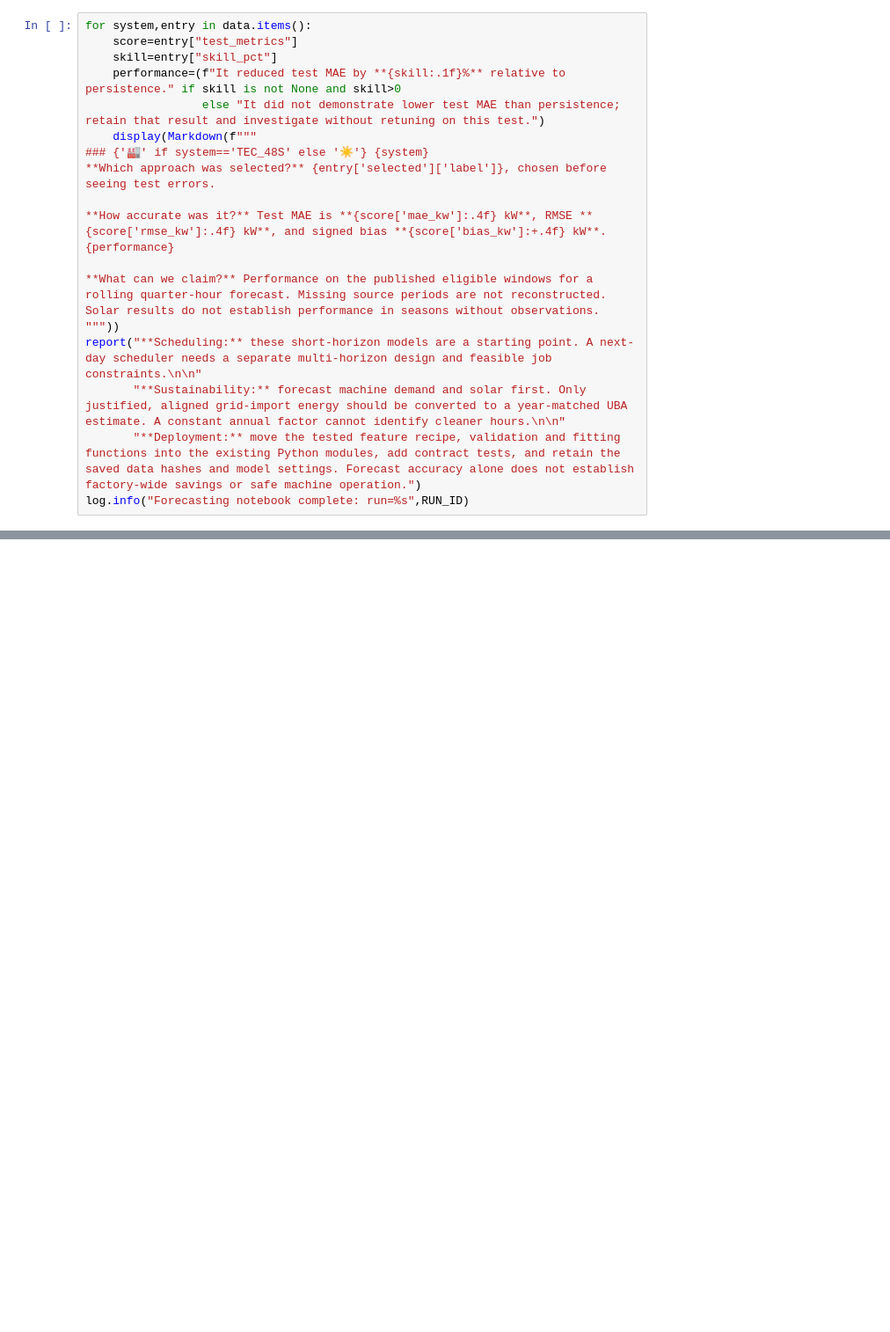
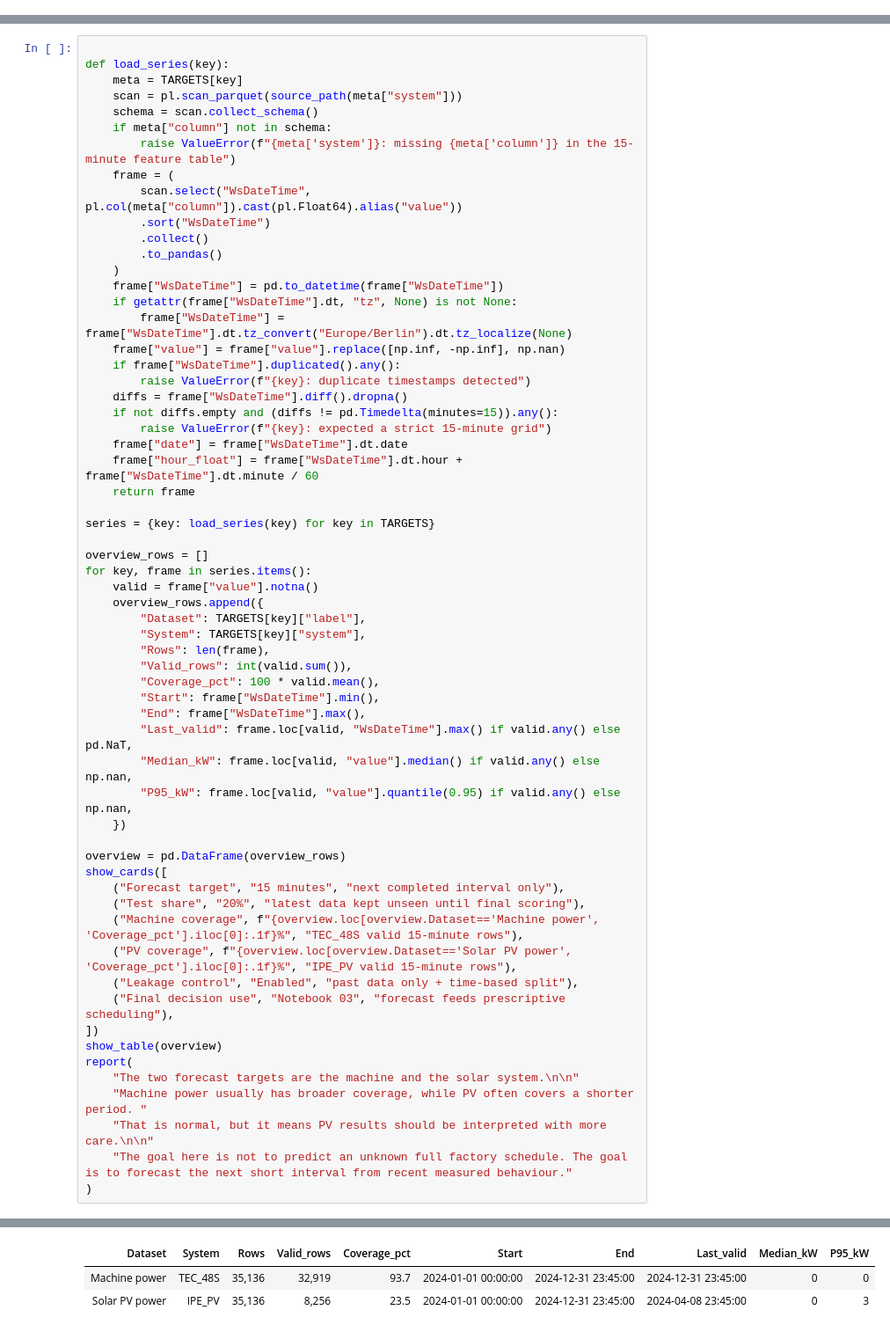
Before and after one commit to reza-mansouri1998/GreenForge-AI, a Jupyter notebook: notebooks/model_training/01_energy_forecasting_benchmarks.ipynb, the cells around one changed output, grey strips where cells are left out. Shown at 88% size. Drawn from its saved outputs; the diff is of its cells as text; blank space fills up the shorter version.

Commit message:
Save latest local updates

```diff
--- a/notebooks/model_training/01_energy_forecasting_benchmarks.ipynb
+++ b/notebooks/model_training/01_energy_forecasting_benchmarks.ipynb
@@ -884,18 +0,0 @@ The conclusions below are generated from your actual run. No model winner or sav
-# %%
-for system,entry in data.items():
-    score=entry["test_metrics"]
-    skill=entry["skill_pct"]
-    performance=(f"It reduced test MAE by **{skill:.1f}%** relative to persistence." if skill is not None and skill>0
-                 else "It did not demonstrate lower test MAE than persistence; retain that result and investigate without retuning on this test.")
-    display(Markdown(f"""
-### {'🏭' if system=='TEC_48S' else '☀️'} {system}
-**Which approach was selected?** {entry['selected']['label']}, chosen before seeing test errors.
-
-**How accurate was it?** Test MAE is **{score['mae_kw']:.4f} kW**, RMSE **{score['rmse_kw']:.4f} kW**, and signed bias **{score['bias_kw']:+.4f} kW**. {performance}
-
-**What can we claim?** Performance on the published eligible windows for a rolling quarter-hour forecast. Missing source periods are not reconstructed. Solar results do not establish performance in seasons without observations.
-"""))
-report("**Scheduling:** these short-horizon models are a starting point. A next-day scheduler needs a separate multi-horizon design and feasible job constraints.\n\n"
-       "**Sustainability:** forecast machine demand and solar first. Only justified, aligned grid-import energy should be converted to a year-matched UBA estimate. A constant annual factor cannot identify cleaner hours.\n\n"
-       "**Deployment:** move the tested feature recipe, validation and fitting functions into the existing Python modules, add contract tests, and retain the saved data hashes and model settings. Forecast accuracy alone does not establish factory-wide savings or safe machine operation.")
-log.info("Forecasting notebook complete: run=%s",RUN_ID)
@@ -930,0 +187,62 @@ This notebook is supplied without fabricated training outputs. Run all cells on
+# %%
+
+def load_series(key):
+    meta = TARGETS[key]
+    scan = pl.scan_parquet(source_path(meta["system"]))
+    schema = scan.collect_schema()
+    if meta["column"] not in schema:
+        raise ValueError(f"{meta['system']}: missing {meta['column']} in the 15-minute feature table")
+    frame = (
+        scan.select("WsDateTime", pl.col(meta["column"]).cast(pl.Float64).alias("value"))
+        .sort("WsDateTime")
+        .collect()
+        .to_pandas()
+    )
+    frame["WsDateTime"] = pd.to_datetime(frame["WsDateTime"])
+    if getattr(frame["WsDateTime"].dt, "tz", None) is not None:
+        frame["WsDateTime"] = frame["WsDateTime"].dt.tz_convert("Europe/Berlin").dt.tz_localize(None)
+    frame["value"] = frame["value"].replace([np.inf, -np.inf], np.nan)
+    if frame["WsDateTime"].duplicated().any():
+        raise ValueError(f"{key}: duplicate timestamps detected")
+    diffs = frame["WsDateTime"].diff().dropna()
+    if not diffs.empty and (diffs != pd.Timedelta(minutes=15)).any():
+        raise ValueError(f"{key}: expected a strict 15-minute grid")
+    frame["date"] = frame["WsDateTime"].dt.date
+    frame["hour_float"] = frame["WsDateTime"].dt.hour + frame["WsDateTime"].dt.minute / 60
+    return frame
+
+series = {key: load_series(key) for key in TARGETS}
+
+overview_rows = []
+for key, frame in series.items():
+    valid = frame["value"].notna()
+    overview_rows.append({
+        "Dataset": TARGETS[key]["label"],
+        "System": TARGETS[key]["system"],
+        "Rows": len(frame),
+        "Valid_rows": int(valid.sum()),
+        "Coverage_pct": 100 * valid.mean(),
+        "Start": frame["WsDateTime"].min(),
+        "End": frame["WsDateTime"].max(),
+        "Last_valid": frame.loc[valid, "WsDateTime"].max() if valid.any() else pd.NaT,
+        "Median_kW": frame.loc[valid, "value"].median() if valid.any() else np.nan,
+        "P95_kW": frame.loc[valid, "value"].quantile(0.95) if valid.any() else np.nan,
+    })
+
+overview = pd.DataFrame(overview_rows)
+show_cards([
+    ("Forecast target", "15 minutes", "next completed interval only"),
+    ("Test share", "20%", "latest data kept unseen until final scoring"),
+    ("Machine coverage", f"{overview.loc[overview.Dataset=='Machine power', 'Coverage_pct'].iloc[0]:.1f}%", "TEC_48S valid 15-minute rows"),
+    ("PV coverage", f"{overview.loc[overview.Dataset=='Solar PV power', 'Coverage_pct'].iloc[0]:.1f}%", "IPE_PV valid 15-minute rows"),
+    ("Leakage control", "Enabled", "past data only + time-based split"),
+    ("Final decision use", "Notebook 03", "forecast feeds prescriptive scheduling"),
+])
+show_table(overview)
+report(
+    "The two forecast targets are the machine and the solar system.\n\n"
+    "Machine power usually has broader coverage, while PV often covers a shorter period. "
+    "That is normal, but it means PV results should be interpreted with more care.\n\n"
+    "The goal here is not to predict an unknown full factory schedule. The goal is to forecast the next short interval from recent measured behaviour."
+)
+# %% [output]
@@ -930,0 +267,3 @@ This notebook is supplied without fabricated training outputs. Run all cells on
+| Dataset | System | Rows | Valid_rows | Coverage_pct | Start | End | Last_valid | Median_kW | P95_kW |
+| Machine power | TEC_48S | 35,136 | 32,919 | 93.7 | 2024-01-01 00:00:00 | 2024-12-31 23:45:00 | 2024-12-31 23:45:00 | 0 | 0 |
+| Solar PV power | IPE_PV | 35,136 | 8,256 | 23.5 | 2024-01-01 00:00:00 | 2024-12-31 23:45:00 | 2024-04-08 23:45:00 | 0 | 3 |
```
Also changed, not shown: parts of 44 cells of this notebook.
